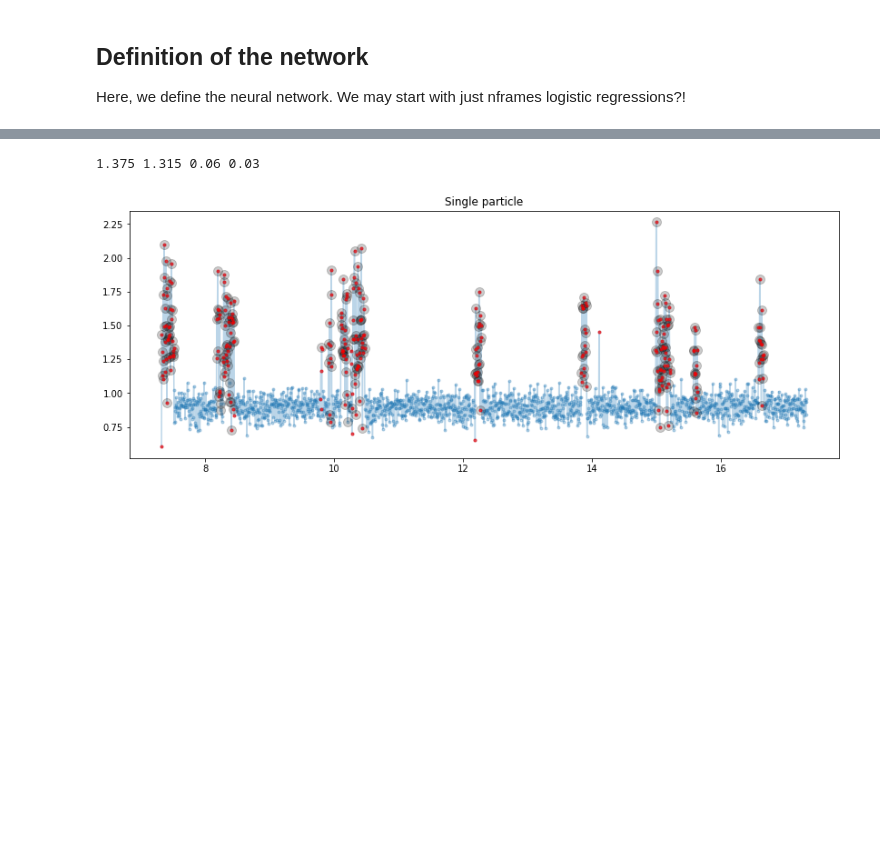
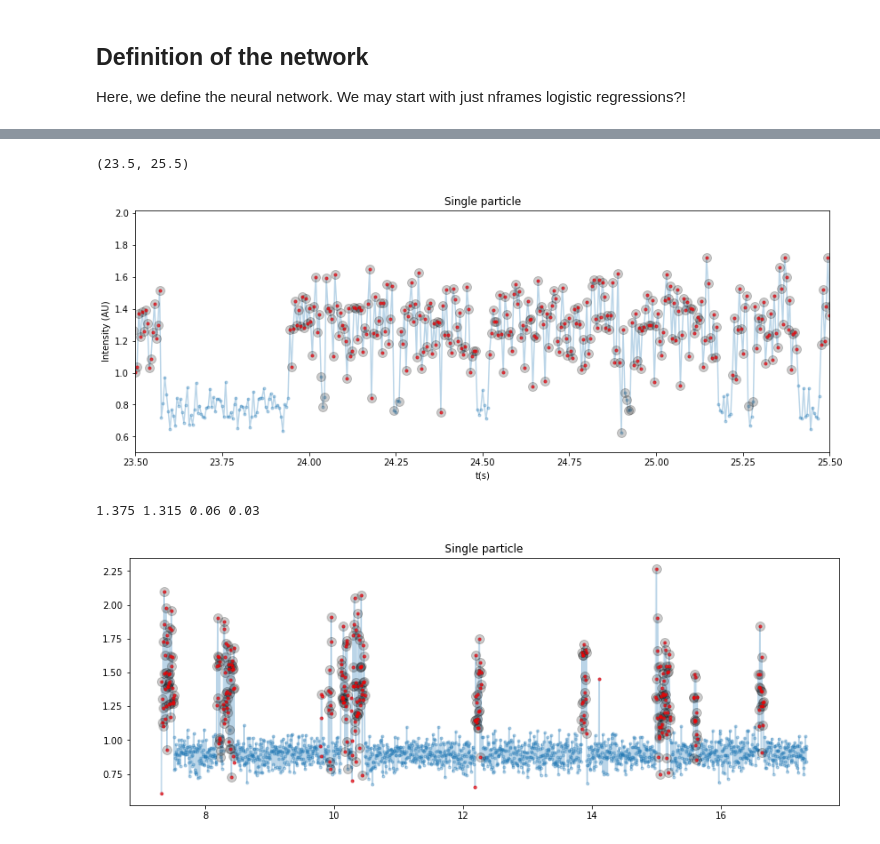
Before and after one commit to p-serna/Blinking-detector, a Jupyter notebook: Classifier Up Down states - no training.ipynb, the cells around one changed output, grey strips where cells are left out. Cells and saved outputs as stored; diff of their text form; code cells hidden in the pictures; blank space fills up the shorter version.

```diff
--- a/Classifier Up Down states - no training.ipynb
+++ b/Classifier Up Down states - no training.ipynb
@@ -224,3 +208,31 @@ print(total0,totalac,totalfn,totalfp)
+# %%
+figure(figsize=(14,5))
+i = 4031
+a = load("syndat/d"+str(i).zfill(4)+".npy");
+b = load("syndat/r"+str(i).zfill(4)+".npy");
+n0 = randint(0,12000-nframes)
+#n0 = 5000
+t = arange(12000)*5e-3
+n0 = 4400
+start, end = (n0,n0+nframes)
+b = b[start:end]
+
+if pars[i][-1]>1:
+    title("Cluster with "+str(int(pars[i][-1]))+" particles")
+else:
+    title("Single particle")
+plot(t[start:end],a[start:end],'.-',alpha=0.3)
+xt = reshape(a[start:end],(1,nframes,1))
+y = model.predict(xt)[0,:,0]
+plot(t[start:end][y<=0.5],a[start:end][y<=0.5],'ko',alpha=0.2,ms=10)
+plot(t[start:end][b==0],a[start:end][b==0],'r.',alpha=0.6)
+
+xlabel('t(s)')
+ylabel('Intensity (AU)')
+xlim(23.5,25.5)
+# %% [output]
+(23.5, 25.5)
+[figure, added]
 # %%
 figure(figsize=(14,5))
 i = 4003
```
Also changed, not shown: parts of 7 cells of this notebook, 6 other files.
